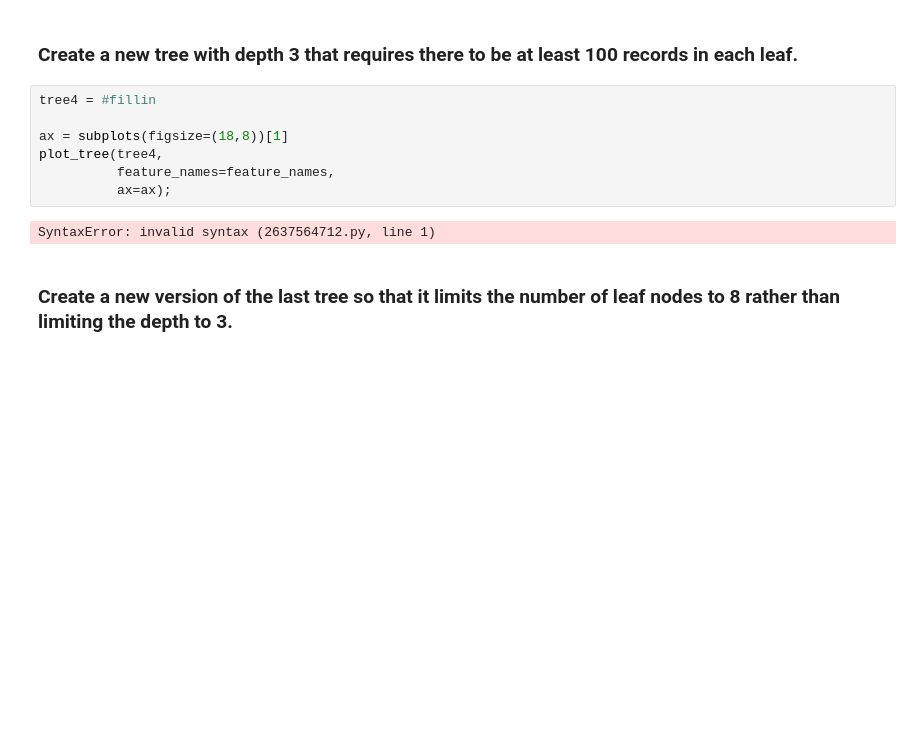
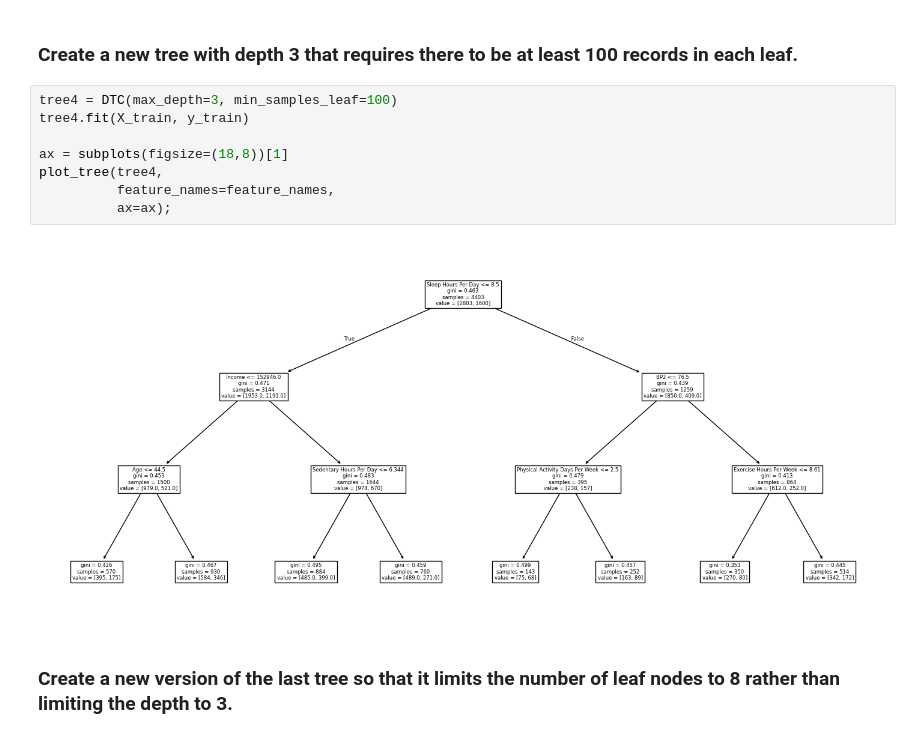
Before and after one commit to cartereleanor3/code_2600, a Jupyter notebook: mod08_rf.ipynb, the cells around one changed output. Saved outputs shown, nothing was run; the diff lists cells and outputs as text; blank space fills up the shorter version.

```diff
--- a/mod08_rf.ipynb
+++ b/mod08_rf.ipynb
@@ -166,14 +166,15 @@ plot_tree(tree3,
 # %% [markdown]
 ### Create a new tree with depth 3 that requires there to be at least 100 records in each leaf.
 # %%
-tree4 = #fillin
+tree4 = DTC(max_depth=3, min_samples_leaf=100)
+tree4.fit(X_train, y_train)
 
 ax = subplots(figsize=(18,8))[1]
 plot_tree(tree4,
           feature_names=feature_names,
           ax=ax);
 # %% [output]
-SyntaxError: invalid syntax (2637564712.py, line 1)
+[figure, added]
 # %% [markdown]
 ### Create a new version of the last tree so that it limits the number of leaf nodes to 8 rather than limiting the depth to 3.
 # %%
```
Also changed, not shown: parts of 9 cells of this notebook.
